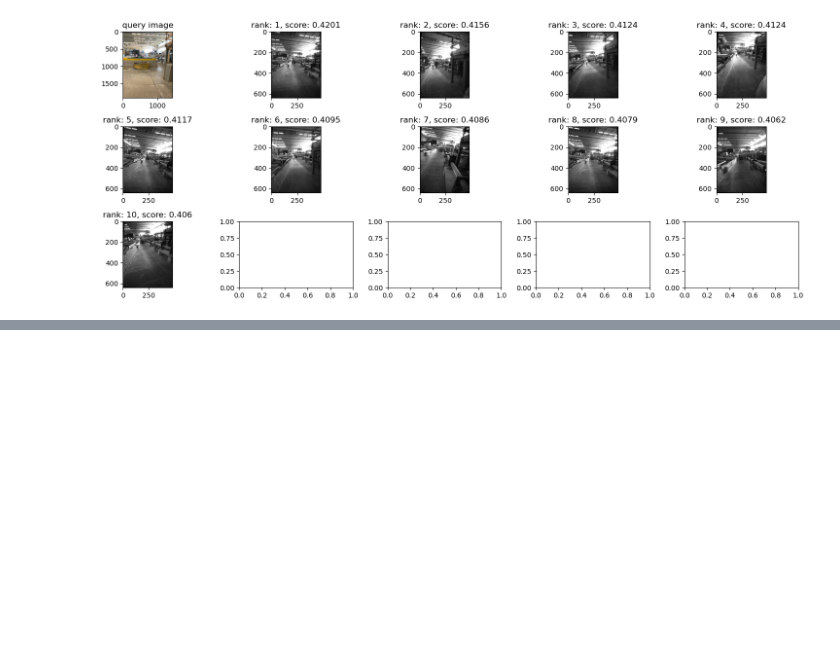
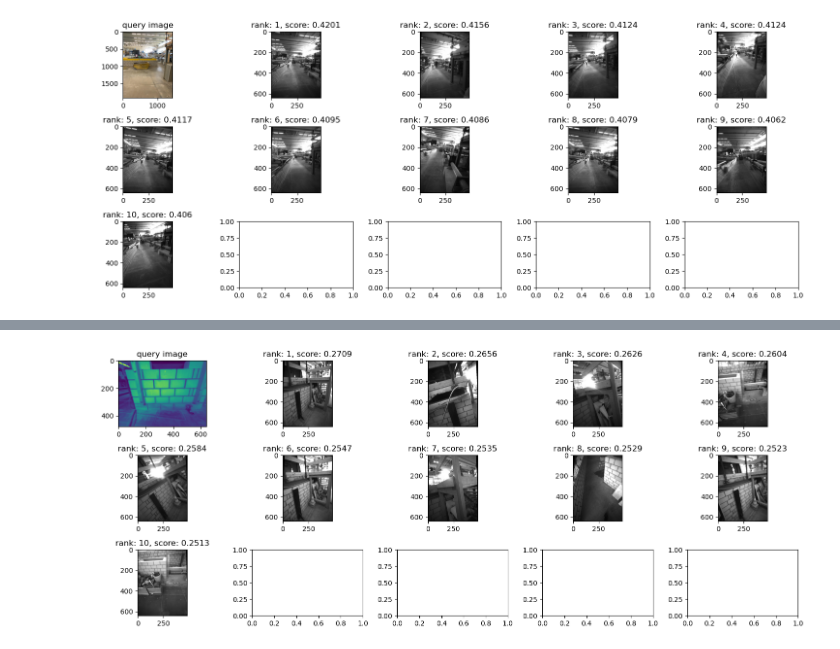
Before and after one commit to sergio-alberto-dlm/visual_localization, a Jupyter notebook: 2_retrieve.ipynb, the cells around one changed output, grey strips where cells are left out. Drawn from its saved outputs; the diff is of its cells as text; code cells hidden in the pictures; blank space fills up the shorter version.

```diff
--- a/2_retrieve.ipynb
+++ b/2_retrieve.ipynb
@@ -64,6 +70,6 @@ plt.show()
 # %% [markdown]
 ### map hl query ios
 # %%
-path_topk_dinov3 = "/home/sergio/vis_loc/data/HYDRO_map_hl_query_ios.json"
+path_topk = "/home/sergio/vis_loc/data/HYDRO_map_hl_query_ios.json"
 df = pd.read_json(path_topk_dinov3)
 df.head()
@@ -100,0 +102,4 @@ plt.show()
+# %%
+path_topk = "/media/jbhayet/Data/datasets/croco-experiments/results/HYDRO/retrievals/sessions_map_hl_query_hl.json"
+df = pd.read_json(path_topk_dinov3)
+df.head()
@@ -100,0 +113,24 @@ plt.show()
+# %%
+idx = 100
+q = df["path"][idx]
+topk = df["topk"][idx]
+
+q_img = np.asarray(Image.open(q))
+
+fig, ax = plt.subplots(3, 5, figsize=(15, 6))
+axis = ax.flatten()
+for i in range(len(topk) + 1):
+    ax = axis[i]
+    if i == 0:
+        ax.imshow(q_img); ax.set_title("query image")
+        continue
+    retrieve = topk[i-1]
+    rank = retrieve.get("rank")
+    score = retrieve.get("score")
+    path = retrieve.get("path")
+    img = np.asarray(Image.open(path))
+    ax.imshow(img); ax.set_title(f"rank: {rank}, score: {score:.4g}")
+plt.tight_layout()
+plt.show()
+# %% [output]
+[figure, added]
```
Also changed, not shown: parts of 5 cells of this notebook, 3 other files.
